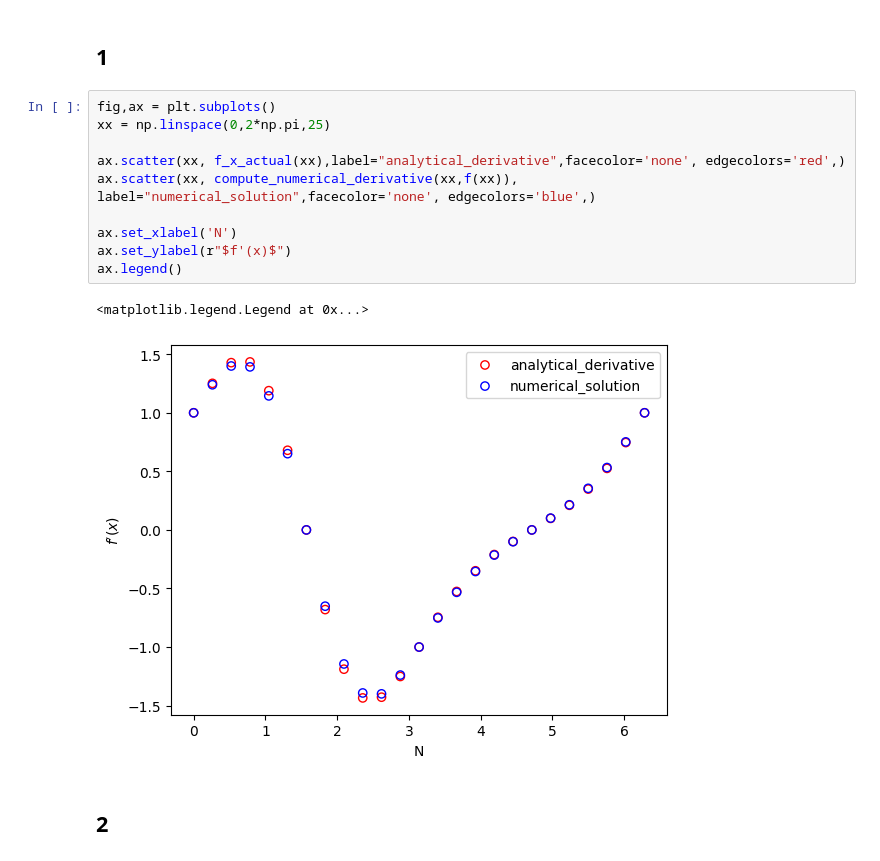
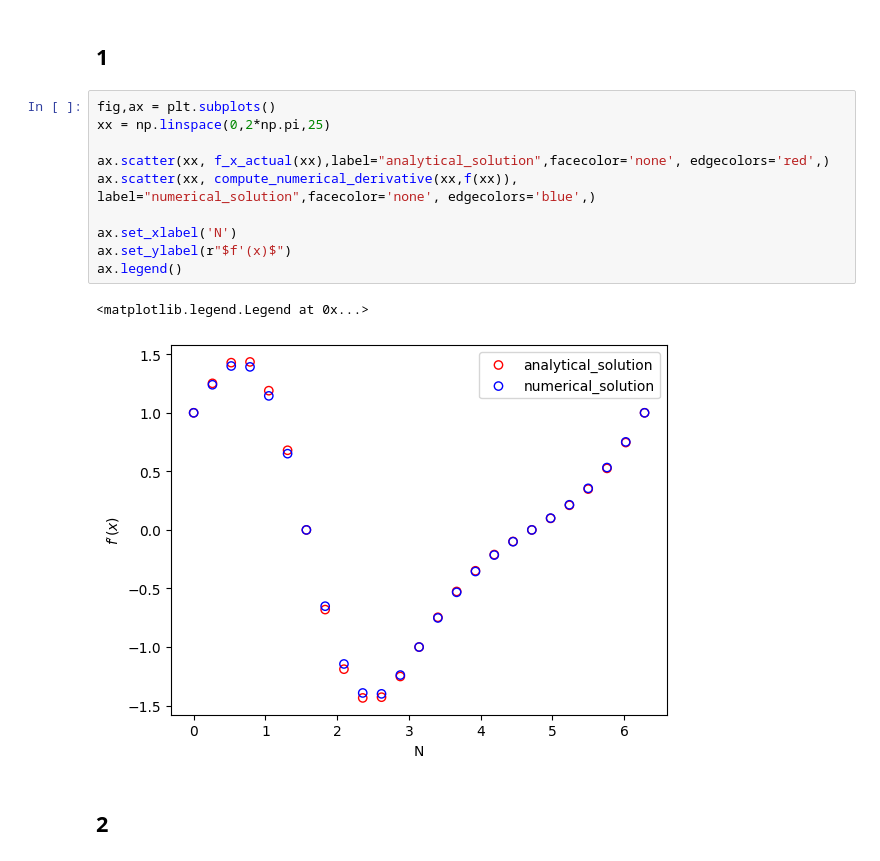
Before and after one commit to andrewholmberg/math_550_numerical_pdes, a Jupyter notebook: homework_0.ipynb, the cells around one changed output. Saved outputs shown, nothing was run; the diff lists cells and outputs as text.

```diff
--- a/homework_0.ipynb
+++ b/homework_0.ipynb
@@ -24,16 +24,16 @@ f_x_actual = lambda x : np.exp(np.sin(x))*np.cos(x)
 # %%
 fig,ax = plt.subplots()
 xx = np.linspace(0,2*np.pi,25)
 
-ax.scatter(xx, f_x_actual(xx),label="analytical_derivative",facecolor='none', edgecolors='red',)
+ax.scatter(xx, f_x_actual(xx),label="analytical_solution",facecolor='none', edgecolors='red',)
 ax.scatter(xx, compute_numerical_derivative(xx,f(xx)), label="numerical_solution",facecolor='none', edgecolors='blue',)
 
 ax.set_xlabel('N')
 ax.set_ylabel(r"$f'(x)$")
 ax.legend()
 # %% [output]
 <matplotlib.legend.Legend at 0x...>
-[figure, old version]
+[figure, new version]
 # %% [markdown]
 ## 2
 # %%
```
Also changed, not shown: parts of 1 cell of this notebook.
